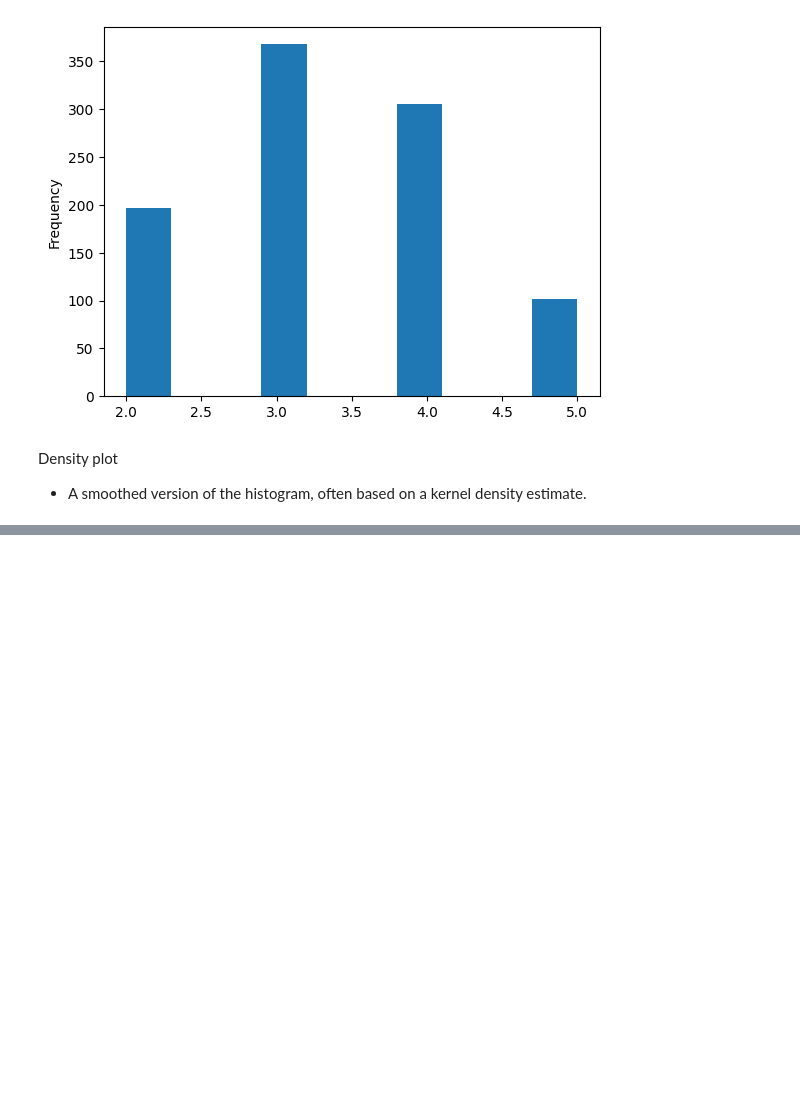
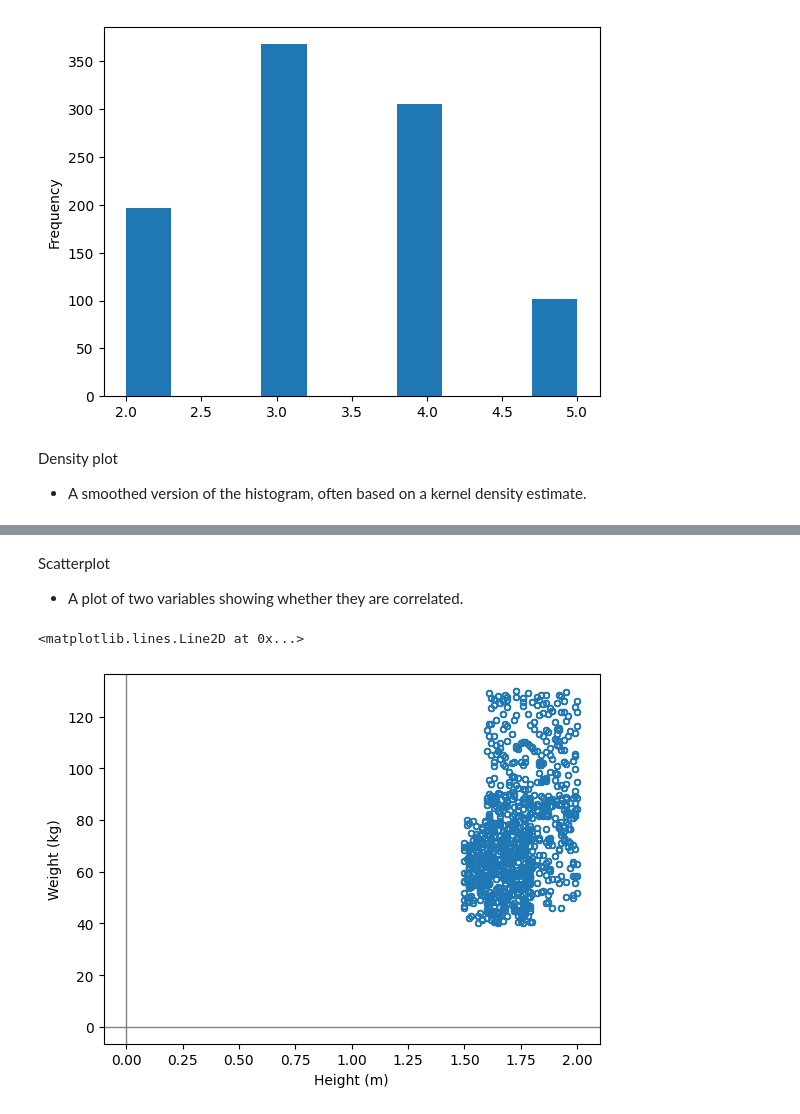
Before and after one commit to lucaspinheiro27/Statistics, a Jupyter notebook: Jupyter_notebooks/Gym_members.ipynb, the cells around one changed output, grey strips where cells are left out. Saved outputs shown, nothing was run; the diff lists cells and outputs as text; code cells hidden in the pictures; blank space fills up the shorter version.

```diff
--- a/Jupyter_notebooks/Gym_members.ipynb
+++ b/Jupyter_notebooks/Gym_members.ipynb
@@ -212,0 +259,12 @@ ax = gym['Workout_Frequency (days/week)'].plot(kind='kde')
+# %% [markdown]
+Scatterplot
+* A plot of two variables showing whether they are correlated.
+# %%
+ax = gym.plot.scatter(x='Height (m)', y='Weight (kg)', marker='$\u25EF$')
+ax.set_xlabel('Height (m)')
+ax.set_ylabel('Weight (kg)')
+ax.axhline(0, color='grey', lw=1)
+ax.axvline(0, color='grey', lw=1)
+# %% [output]
+<matplotlib.lines.Line2D at 0x...>
+[figure, added]
```
Also changed, not shown: parts of 18 cells of this notebook.
